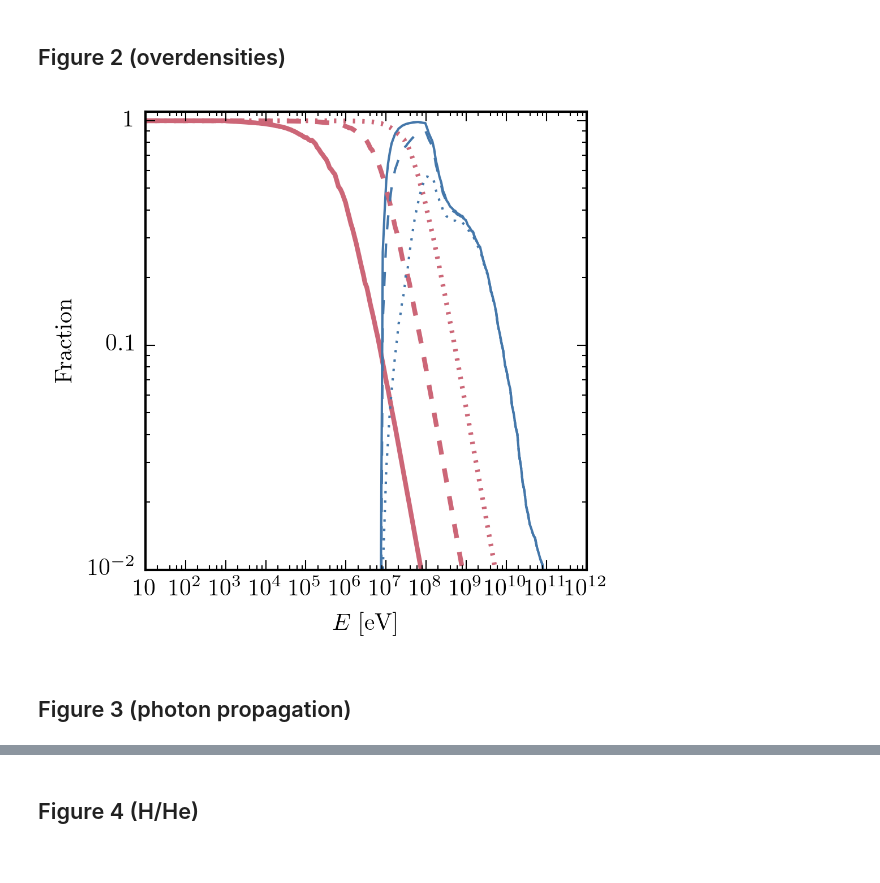
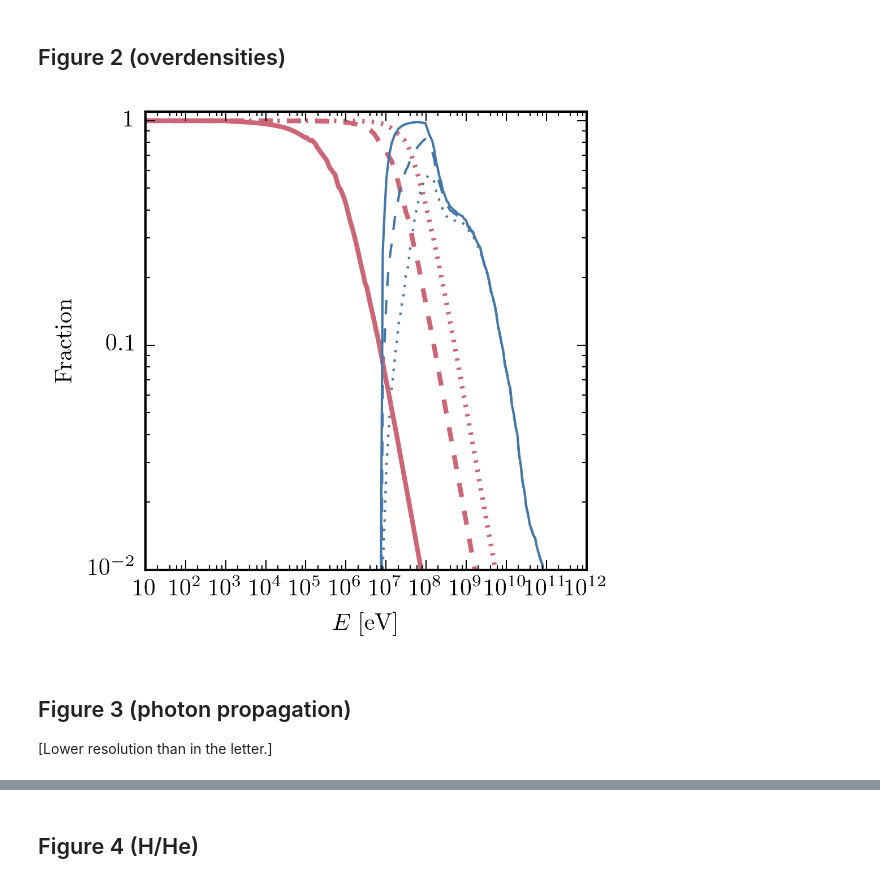
Before and after one commit to akaurov/radiator, a Jupyter notebook: paper_figures.ipynb, the cells around one changed output, grey strips where cells are left out. Saved outputs shown, nothing was run; the diff lists cells and outputs as text; code cells hidden in the pictures.

```diff
--- a/paper_figures.ipynb
+++ b/paper_figures.ipynb
@@ -15,7 +15,6 @@ define_figure_style()
 # %% [markdown]
 ## Figure 1 (atomic vs IC)
 # %%
-
 # loading photon propagation look up tables:
 E_ph_interaction_list = np.load('E_effective.npz')['E_ph_interaction_list']
 Interaction_fraction = np.load('E_effective.npz')['Interaction_fraction']
@@ -40,8 +39,8 @@ EgeV_list = data['EgeV_list']
 
 def calculate_channels_fractions(data):
     photons_particles_all = data['photons_particles_all']
+    results = data['results']
     channels = np.zeros(len(E0_list), dtype=([('IC_soft', 'f4'), ('atomic', 'f4'), ('IC_H', 'f4'), ('IC_He', 'f4'), ('IC_tot', 'f4')]))
-
     for i_E in range(len(E0_list)):
     #     print i_E
         channels['IC_soft'][i_E] = 0
@@ -50,7 +49,6 @@ def calculate_channels_fractions(data):
         for i in range(len(E_ph_interaction_list)-1):
             channels['IC_tot'][i_E] += Interaction_fraction[i] * np.sum((photons_particles_all[:, i_E]*Eg_list)[(EgeV_list>=E_ph_interaction_list[i]) & (EgeV_list<E_ph_interaction_list[i+1])])
         channels['IC_tot'][i_E] /= np.sum((photons_particles_all[:, i_E]*Eg_list))
-
         channels['IC_H'][i_E] = 0
         for i in range(len(E_ph_interaction_list)-1):
             channels['IC_H'][i_E] += Interaction_fraction_H[i] * np.sum((photons_particles_all[:, i_E]*Eg_list)[(EgeV_list>=E_ph_interaction_list[i]) & (EgeV_list<E_ph_interaction_list[i+1])])
@@ -59,7 +57,6 @@ def calculate_channels_fractions(data):
         for i in range(len(E_ph_interaction_list)-1):
             channels['IC_He'][i_E] += Interaction_fraction_He[i] * np.sum((photons_particles_all[:, i_E]*Eg_list)[(EgeV_list>=E_ph_interaction_list[i]) & (EgeV_list<E_ph_interaction_list[i+1])])
         channels['IC_He'][i_E] /= np.sum((photons_particles_all[:, i_E]*Eg_list))
-
     channels['atomic'] = results['H_I_ion'] + results['H_I_ex'] + \
                          results['He_I_ion'] + results['He_I_ex'] + \
                          results['He_II_ion'] + results['He_II_ex'] + \
@@ -91,9 +88,9 @@ plt.savefig('channels.pdf')
 # %% [markdown]
 ## Figure 2 (overdensities)
 # %%
-linestyles=['-','--',':']
+linestyles=[':','--','-']
 q=0
-for delta in [0, 30, 1000]:
+for delta in [1000, 100, 0]:
 
     E_ph_interaction_list = np.load('E_effective.npz')['E_ph_interaction_list']
     Interaction_fraction = np.load('E_effective.npz')['Interaction_fraction']
@@ -125,33 +122,34 @@ for delta in [0, 30, 1000]:
         channels['IC_tot'][i_E] /= np.sum((photons_particles_all[:, i_E]*Eg_list))
 
         channels['IC_H'][i_E] = 0
         for i in range(len(E_ph_interaction_list)-1):
             channels['IC_H'][i_E] += Interaction_fraction_H[i] * np.sum((photons_particles_all[:, i_E]*Eg_list)[(EgeV_list>=E_ph_interaction_list[i]) & (EgeV_list<E_ph_interaction_list[i+1])])
         channels['IC_H'][i_E] /= np.sum((photons_particles_all[:, i_E]*Eg_list))
         channels['IC_He'][i_E] = 0
         for i in range(len(E_ph_interaction_list)-1):
             channels['IC_He'][i_E] += Interaction_fraction_He[i] * np.sum((photons_particles_all[:, i_E]*Eg_list)[(EgeV_list>=E_ph_interaction_list[i]) & (EgeV_list<E_ph_interaction_list[i+1])])
         channels['IC_He'][i_E] /= np.sum((photons_particles_all[:, i_E]*Eg_list))
 
     channels['atomic'] = results['H_I_ion'] + results['H_I_ex'] + \
                          results['He_I_ion'] + results['He_I_ex'] + \
                          results['He_II_ion'] + results['He_II_ex'] + \
                          results['ee']
     channels['atomic'][channels['atomic']<0]=0
     plt.plot(E0_list, channels['atomic'], linestyles[q], color=mpl.rcParams['axes.color_cycle'][0])
     plt.plot(E0_list, results['IC']*(channels['IC_H'] + channels['IC_He']), linestyles[q], color=mpl.rcParams['axes.color_cycle'][2], lw=1)
     q+=1
 
 
 plt.xscale('log')
 plt.yscale('log')
 plt.ylim([0.01,1.1])
 fixlogax(plt.gca(), 'x')
 fixlogax(plt.gca(), 'y')
 plt.xlabel(r'$E\;\mathrm{[eV]}$')
 plt.ylabel(r'$\mathrm{Fraction}$')
 plt.savefig('vary_delta.pdf')
 # %% [output]
-[figure, old version]
+[figure, new version]
 # %% [markdown]
 ## Figure 3 (photon propagation)
+[Lower resolution than in the letter.]
```
Also changed, not shown: parts of 4 cells of this notebook, 4 other files.
